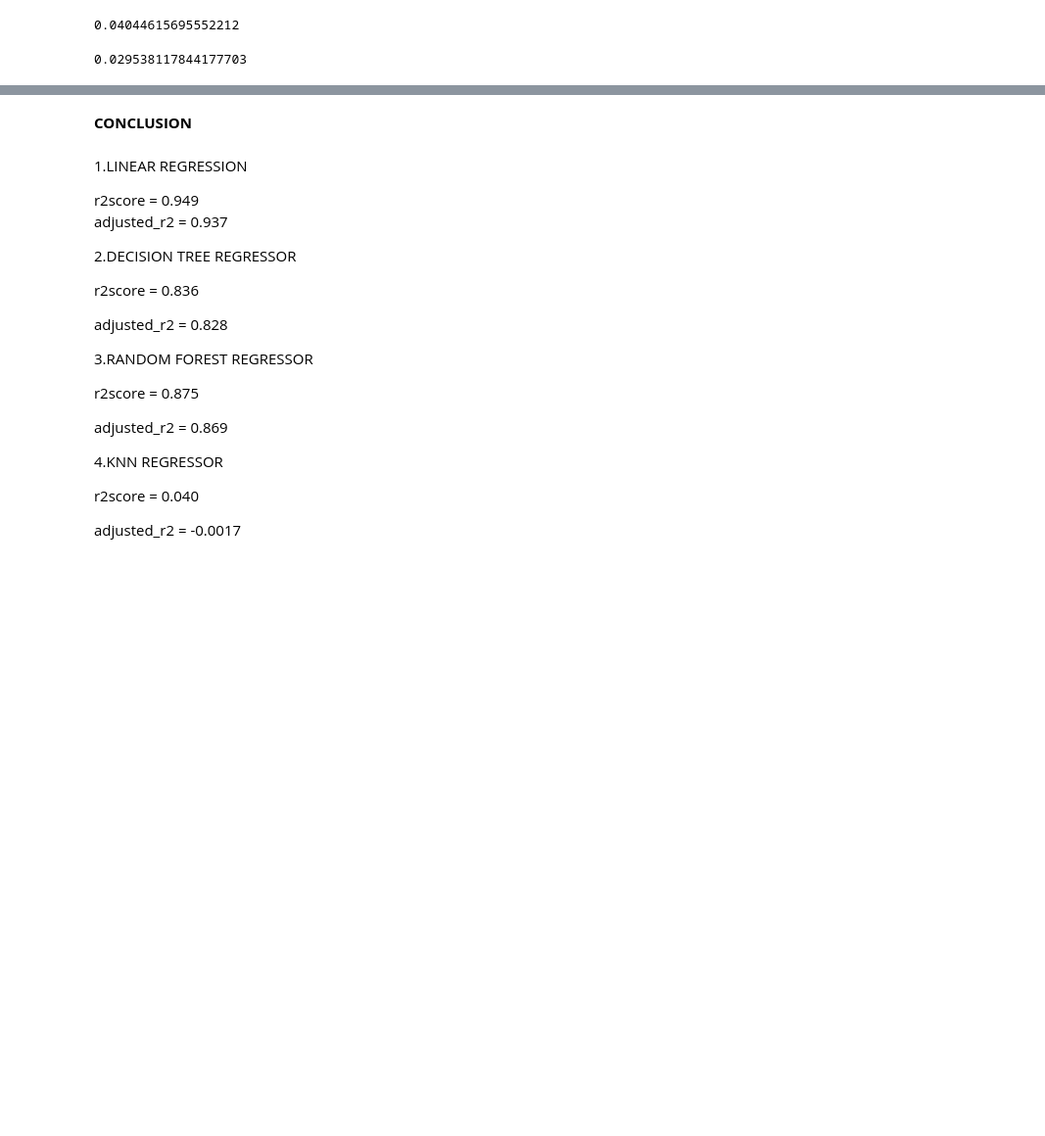
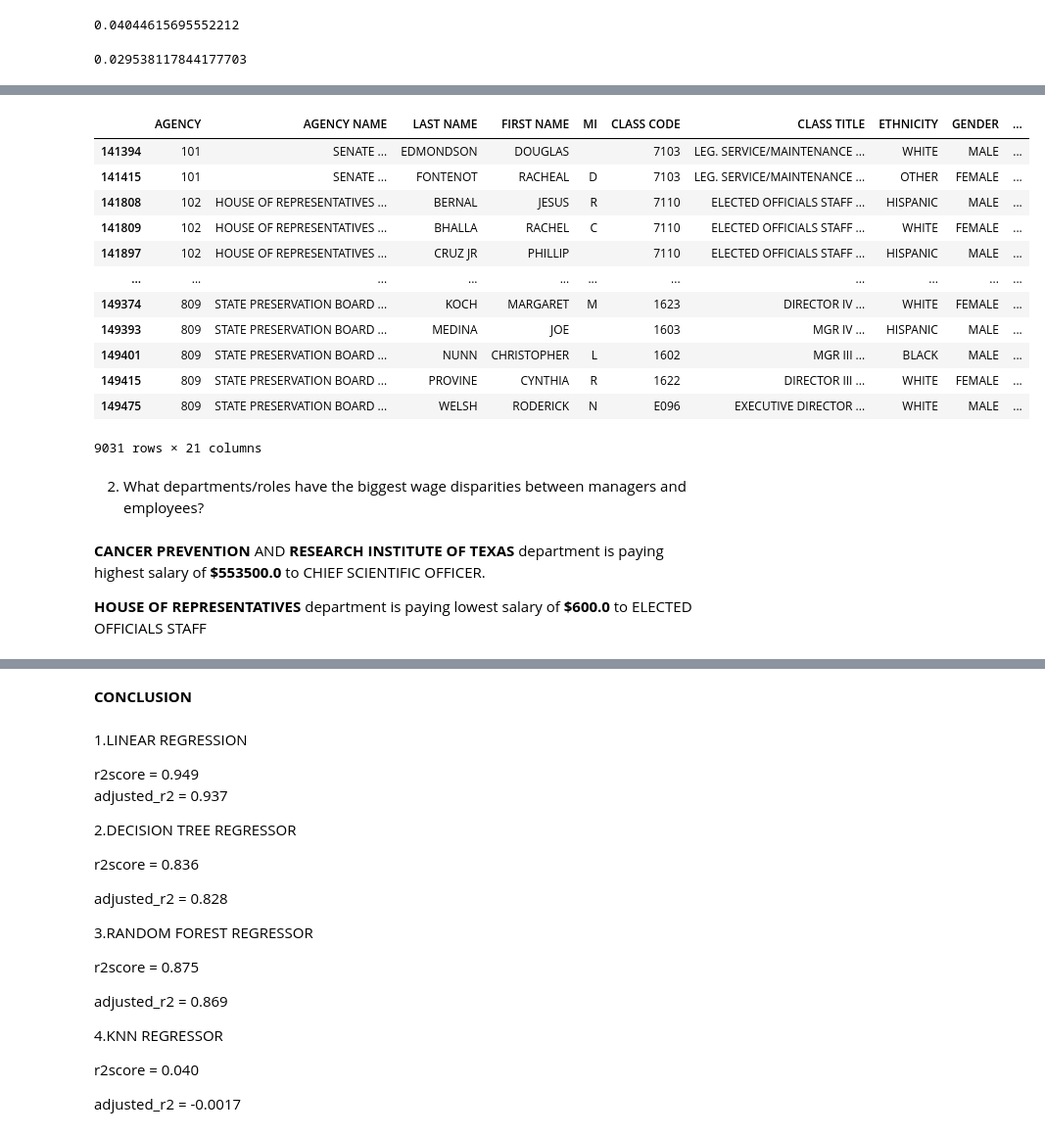
Before and after one commit to Navin7899/Texas-salary-prediction, a Jupyter notebook: Texas_Salary.ipynb, the cells around one changed output, grey strips where cells are left out. Shown at 98% size. Cells and saved outputs as stored; diff of their text form; code cells hidden in the pictures; blank space fills up the shorter version.

```diff
--- a/Texas_Salary.ipynb
+++ b/Texas_Salary.ipynb
@@ -713,0 +786,24 @@ adjusted_r2
+# %%
+df=pd.concat([lower,upper])
+df
+# %% [output]
+|  | AGENCY | AGENCY NAME | LAST NAME | FIRST NAME | MI | CLASS CODE | CLASS TITLE | ETHNICITY | GENDER | ... |
+| 141394 | 101 | SENATE ... | EDMONDSON | DOUGLAS |  | 7103 | LEG. SERVICE/MAINTENANCE ... | WHITE | MALE | ... |
+| 141415 | 101 | SENATE ... | FONTENOT | RACHEAL | D | 7103 | LEG. SERVICE/MAINTENANCE ... | OTHER | FEMALE | ... |
+| 141808 | 102 | HOUSE OF REPRESENTATIVES ... | BERNAL | JESUS | R | 7110 | ELECTED OFFICIALS STAFF ... | HISPANIC | MALE | ... |
+| 141809 | 102 | HOUSE OF REPRESENTATIVES ... | BHALLA | RACHEL | C | 7110 | ELECTED OFFICIALS STAFF ... | WHITE | FEMALE | ... |
+| 141897 | 102 | HOUSE OF REPRESENTATIVES ... | CRUZ JR | PHILLIP |  | 7110 | ELECTED OFFICIALS STAFF ... | HISPANIC | MALE | ... |
+| ... | ... | ... | ... | ... | ... | ... | ... | ... | ... | ... |
+| 149374 | 809 | STATE PRESERVATION BOARD ... | KOCH | MARGARET | M | 1623 | DIRECTOR IV ... | WHITE | FEMALE | ... |
+| 149393 | 809 | STATE PRESERVATION BOARD ... | MEDINA | JOE |  | 1603 | MGR IV ... | HISPANIC | MALE | ... |
+| 149401 | 809 | STATE PRESERVATION BOARD ... | NUNN | CHRISTOPHER | L | 1602 | MGR III ... | BLACK | MALE | ... |
+| 149415 | 809 | STATE PRESERVATION BOARD ... | PROVINE | CYNTHIA | R | 1622 | DIRECTOR III ... | WHITE | FEMALE | ... |
+| 149475 | 809 | STATE PRESERVATION BOARD ... | WELSH | RODERICK | N | E096 | EXECUTIVE DIRECTOR ... | WHITE | MALE | ... |
+9031 rows × 21 columns
+# %% [markdown]
+2. What departments/roles have the biggest wage disparities between managers and employees?
+# %% [markdown]
+
+**CANCER PREVENTION** AND **RESEARCH INSTITUTE OF TEXAS**  department is paying highest salary of **$553500.0** to CHIEF SCIENTIFIC OFFICER.
+
+**HOUSE OF REPRESENTATIVES** department is paying lowest salary of **$600.0**  to ELECTED OFFICIALS STAFF
```
Also changed, not shown: parts of 23 cells of this notebook.
